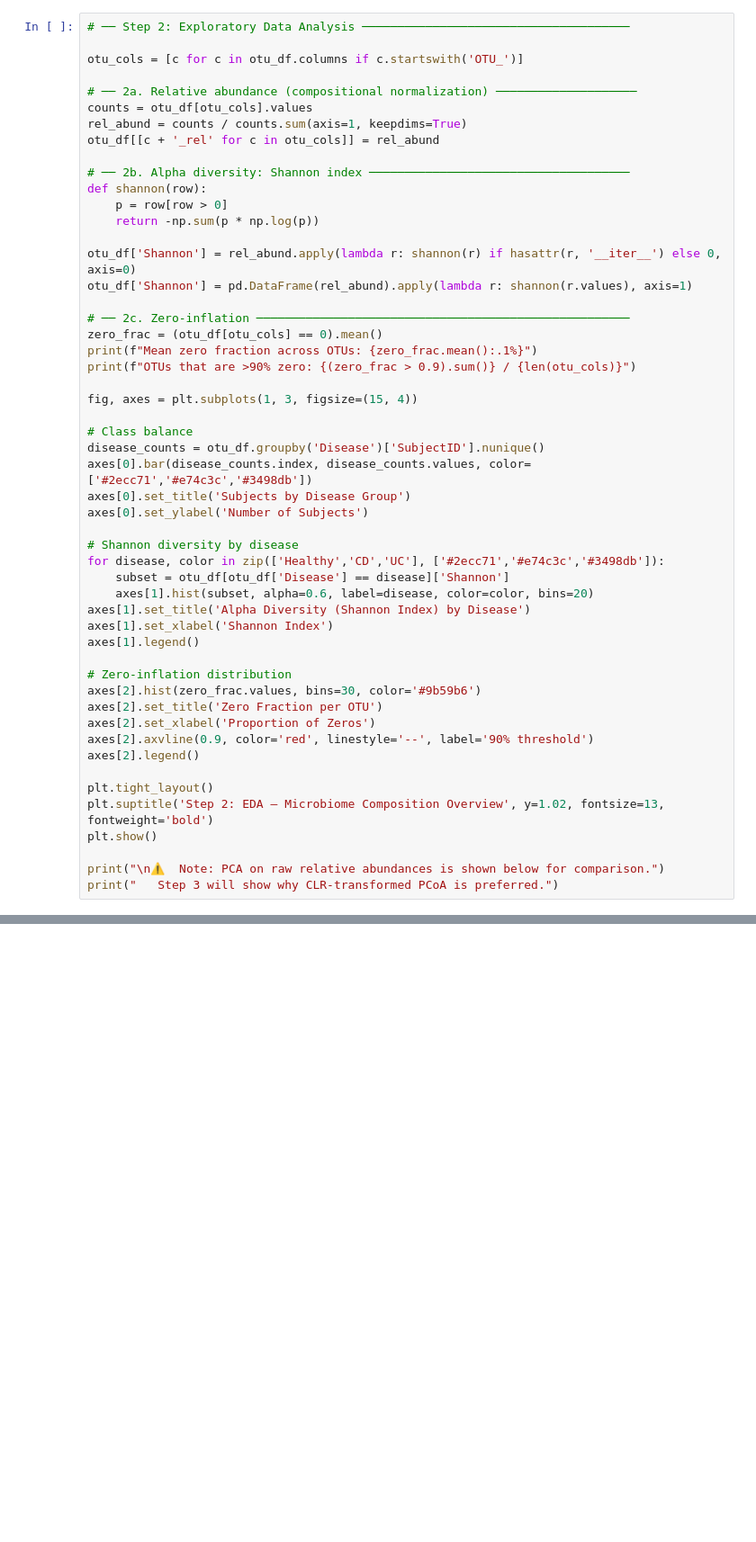
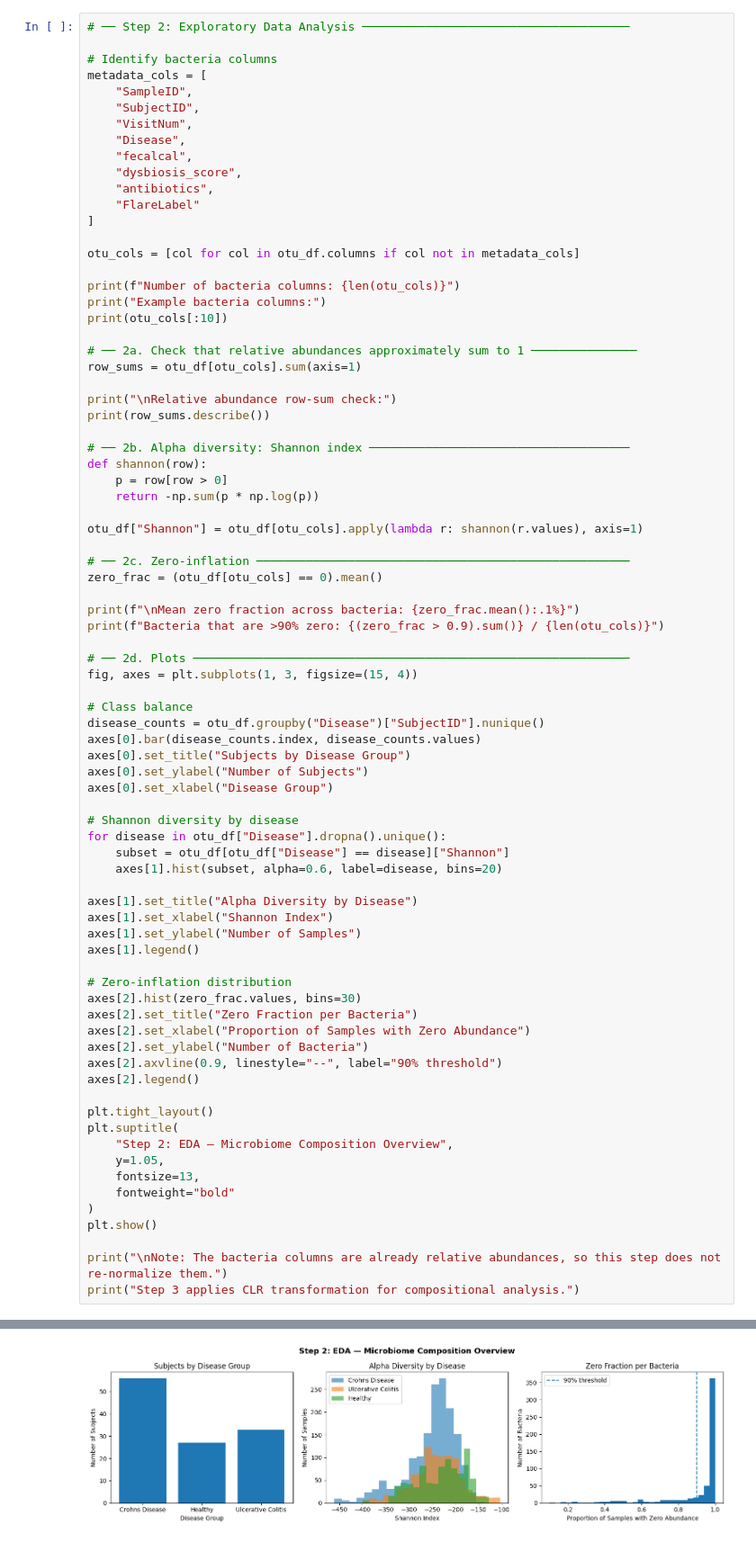
Before and after one commit to joshuaahamilton/I320D-Project-3, a Jupyter notebook: Project15_Microbiome_Temporal_Dynamics.ipynb, the cells around one changed output, grey strips where cells are left out. Shown at 90% size. Cells and saved outputs as stored; diff of their text form; blank space fills up the shorter version.

Commit message:
Update microbiome project

```diff
--- a/Project15_Microbiome_Temporal_Dynamics.ipynb
+++ b/Project15_Microbiome_Temporal_Dynamics.ipynb
@@ -165,52 +187,80 @@ otu_df.head()
 # %%
 # ── Step 2: Exploratory Data Analysis ──────────────────────────────────────
 
-otu_cols = [c for c in otu_df.columns if c.startswith('OTU_')]
+# Identify bacteria columns
+metadata_cols = [
+    "SampleID",
+    "SubjectID",
+    "VisitNum",
+    "Disease",
+    "fecalcal",
+    "dysbiosis_score",
+    "antibiotics",
+    "FlareLabel"
+]
 
-# ── 2a. Relative abundance (compositional normalization) ────────────────────
-counts = otu_df[otu_cols].values
-rel_abund = counts / counts.sum(axis=1, keepdims=True)
-otu_df[[c + '_rel' for c in otu_cols]] = rel_abund
+otu_cols = [col for col in otu_df.columns if col not in metadata_cols]
+
+print(f"Number of bacteria columns: {len(otu_cols)}")
+print("Example bacteria columns:")
+print(otu_cols[:10])
+
+# ── 2a. Check that relative abundances approximately sum to 1 ───────────────
+row_sums = otu_df[otu_cols].sum(axis=1)
+
+print("\nRelative abundance row-sum check:")
+print(row_sums.describe())
 
 # ── 2b. Alpha diversity: Shannon index ─────────────────────────────────────
 def shannon(row):
     p = row[row > 0]
     return -np.sum(p * np.log(p))
 
-otu_df['Shannon'] = rel_abund.apply(lambda r: shannon(r) if hasattr(r, '__iter__') else 0, axis=0)
-otu_df['Shannon'] = pd.DataFrame(rel_abund).apply(lambda r: shannon(r.values), axis=1)
+otu_df["Shannon"] = otu_df[otu_cols].apply(lambda r: shannon(r.values), axis=1)
 
 # ── 2c. Zero-inflation ─────────────────────────────────────────────────────
 zero_frac = (otu_df[otu_cols] == 0).mean()
-print(f"Mean zero fraction across OTUs: {zero_frac.mean():.1%}")
-print(f"OTUs that are >90% zero: {(zero_frac > 0.9).sum()} / {len(otu_cols)}")
 
+print(f"\nMean zero fraction across bacteria: {zero_frac.mean():.1%}")
+print(f"Bacteria that are >90% zero: {(zero_frac > 0.9).sum()} / {len(otu_cols)}")
+
+# ── 2d. Plots ──────────────────────────────────────────────────────────────
 fig, axes = plt.subplots(1, 3, figsize=(15, 4))
 
 # Class balance
-disease_counts = otu_df.groupby('Disease')['SubjectID'].nunique()
-axes[0].bar(disease_counts.index, disease_counts.values, color=['#2ecc71','#e74c3c','#3498db'])
-axes[0].set_title('Subjects by Disease Group')
-axes[0].set_ylabel('Number of Subjects')
+disease_counts = otu_df.groupby("Disease")["SubjectID"].nunique()
+axes[0].bar(disease_counts.index, disease_counts.values)
+axes[0].set_title("Subjects by Disease Group")
+axes[0].set_ylabel("Number of Subjects")
+axes[0].set_xlabel("Disease Group")
 
 # Shannon diversity by disease
-for disease, color in zip(['Healthy','CD','UC'], ['#2ecc71','#e74c3c','#3498db']):
-    subset = otu_df[otu_df['Disease'] == disease]['Shannon']
-    axes[1].hist(subset, alpha=0.6, label=disease, color=color, bins=20)
-axes[1].set_title('Alpha Diversity (Shannon Index) by Disease')
-axes[1].set_xlabel('Shannon Index')
+for disease in otu_df["Disease"].dropna().unique():
+    subset = otu_df[otu_df["Disease"] == disease]["Shannon"]
+    axes[1].hist(subset, alpha=0.6, label=disease, bins=20)
+
+axes[1].set_title("Alpha Diversity by Disease")
+axes[1].set_xlabel("Shannon Index")
+axes[1].set_ylabel("Number of Samples")
 axes[1].legend()
 
 # Zero-inflation distribution
-axes[2].hist(zero_frac.values, bins=30, color='#9b59b6')
-axes[2].set_title('Zero Fraction per OTU')
-axes[2].set_xlabel('Proportion of Zeros')
-axes[2].axvline(0.9, color='red', linestyle='--', label='90% threshold')
+axes[2].hist(zero_frac.values, bins=30)
+axes[2].set_title("Zero Fraction per Bacteria")
+axes[2].set_xlabel("Proportion of Samples with Zero Abundance")
+axes[2].set_ylabel("Number of Bacteria")
+axes[2].axvline(0.9, linestyle="--", label="90% threshold")
 axes[2].legend()
 
 plt.tight_layout()
-plt.suptitle('Step 2: EDA — Microbiome Composition Overview', y=1.02, fontsize=13, fontweight='bold')
+plt.suptitle(
+    "Step 2: EDA — Microbiome Composition Overview",
+    y=1.05,
+    fontsize=13,
+    fontweight="bold"
+)
 plt.show()
 
-print("\n⚠️  Note: PCA on raw relative abundances is shown below for comparison.")
-print("   Step 3 will show why CLR-transformed PCoA is preferred.")
+print("\nNote: The bacteria columns are already relative abundances, so this step does not re-normalize them.")
+print("Step 3 applies CLR transformation for compositional analysis.")
+# %% [output]
@@ -216,0 +284 @@ print("   Step 3 will show why CLR-transformed PCoA is preferred.")
+[figure, added]
```
Also changed, not shown: parts of 22 cells of this notebook.
